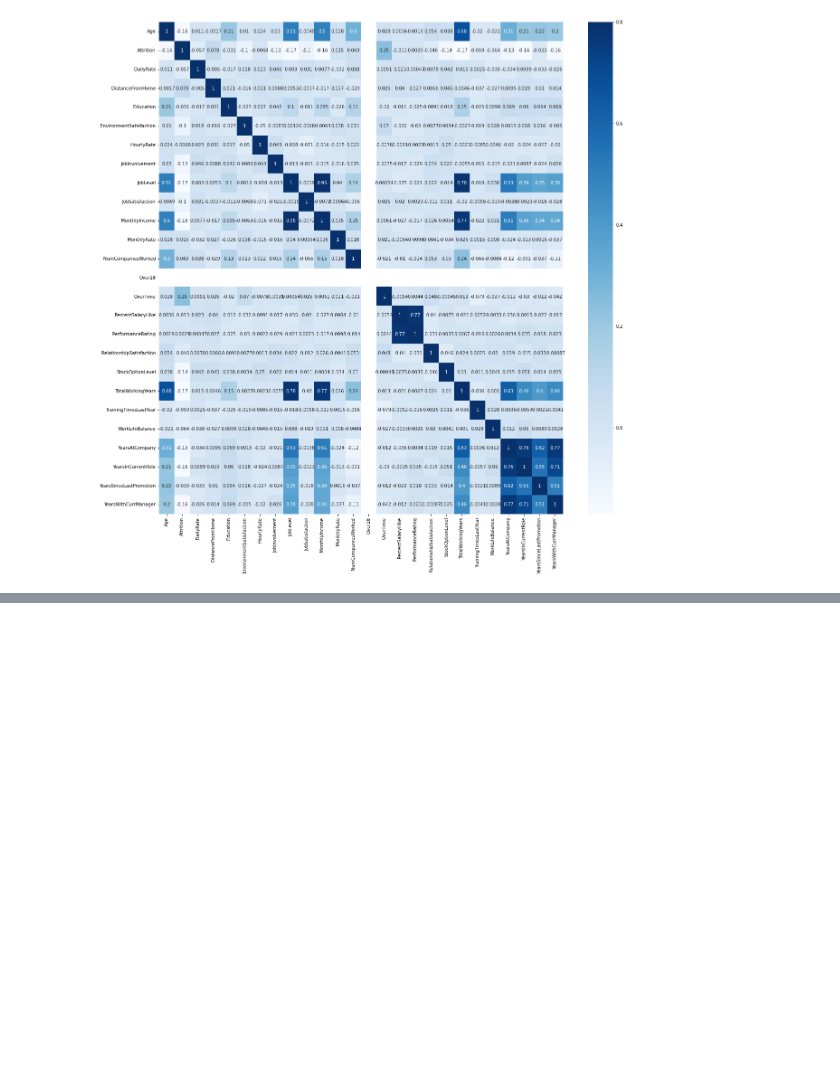
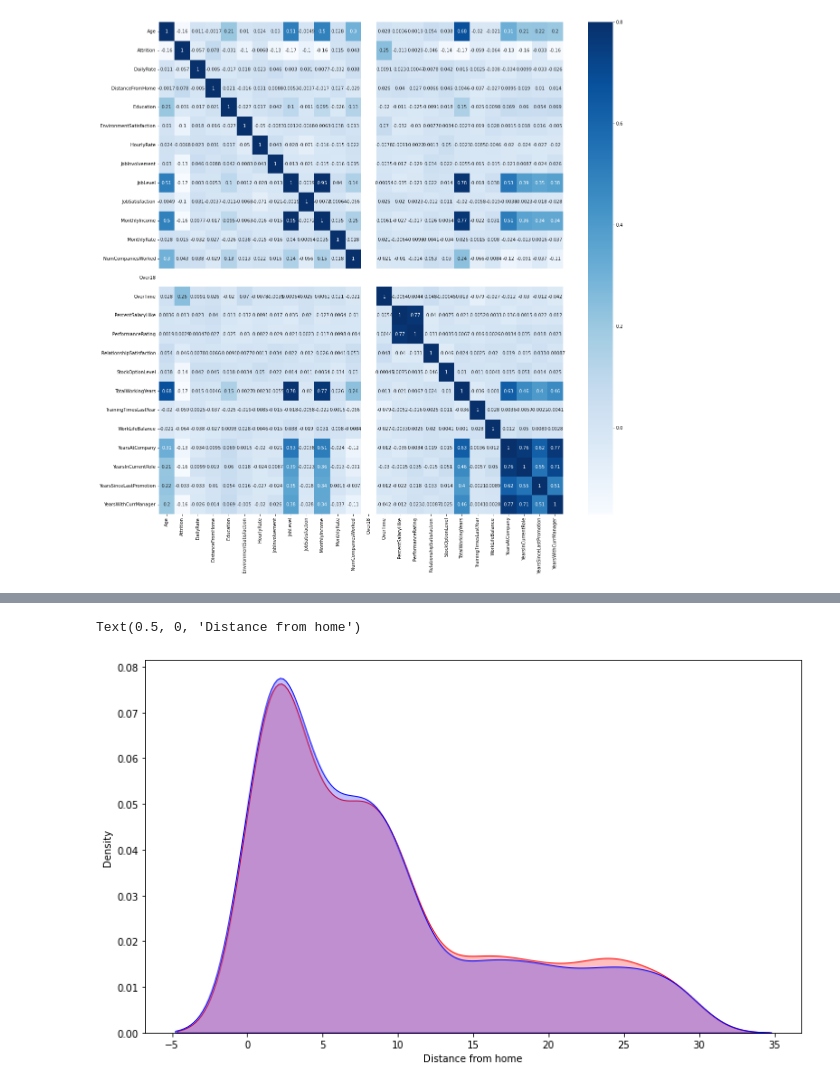
Before and after one commit to eeeds/Projects, a Jupyter notebook: 16- Classification models (RRHH Project)/Project16_classification.ipynb, the cells around one changed output, grey strips where cells are left out. Cells and saved outputs as stored; diff of their text form; code cells hidden in the pictures; blank space fills up the shorter version.

```diff
--- a/16- Classification models (RRHH Project)/Project16_classification.ipynb
+++ b/16- Classification models (RRHH Project)/Project16_classification.ipynb
@@ -194,0 +222,11 @@ sns.heatmap(corr, vmax = .8, annot = True, cmap = 'Blues')
+# %%
+plt.figure(figsize=(12,7))
+#Probabilitical distribution of the variables
+sns.kdeplot(employee_df['DistanceFromHome'], label = 'Employees who left', color = 'r', shade = True)
+sns.kdeplot(employee_df_stayed['DistanceFromHome'], label = 'Employees who stayed', color = 'b', shade = True)
+
+
+plt.xlabel('Distance from home')
+# %% [output]
+Text(0.5, 0, 'Distance from home')
+[figure, added]
```
Also changed, not shown: parts of 7 cells of this notebook.
